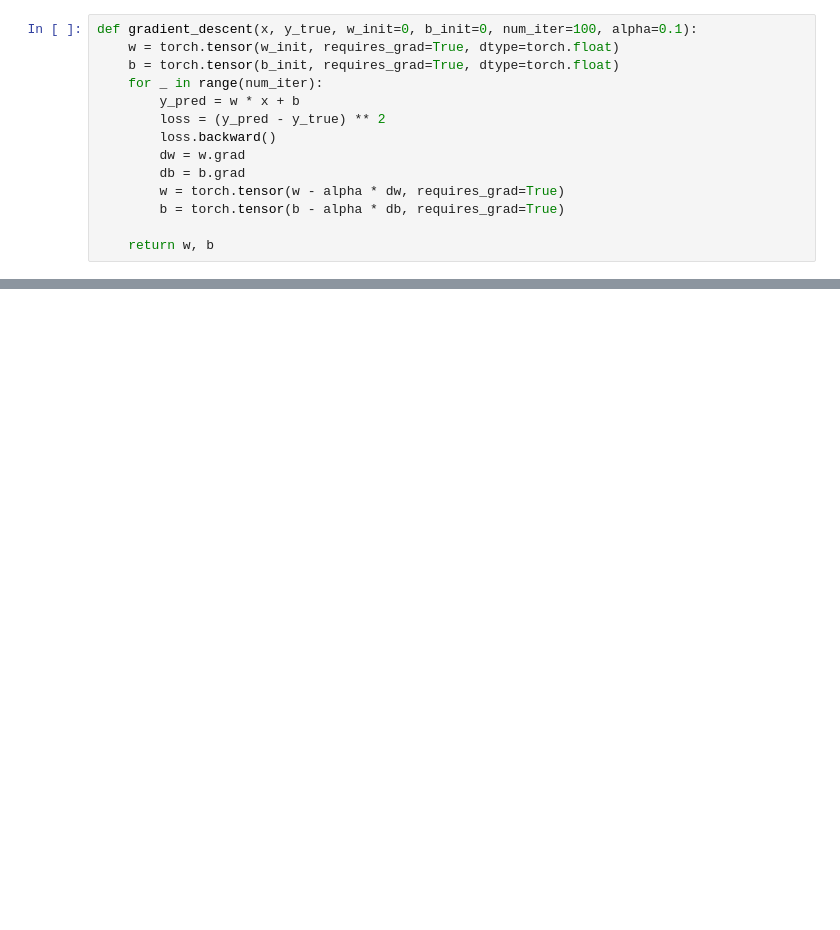
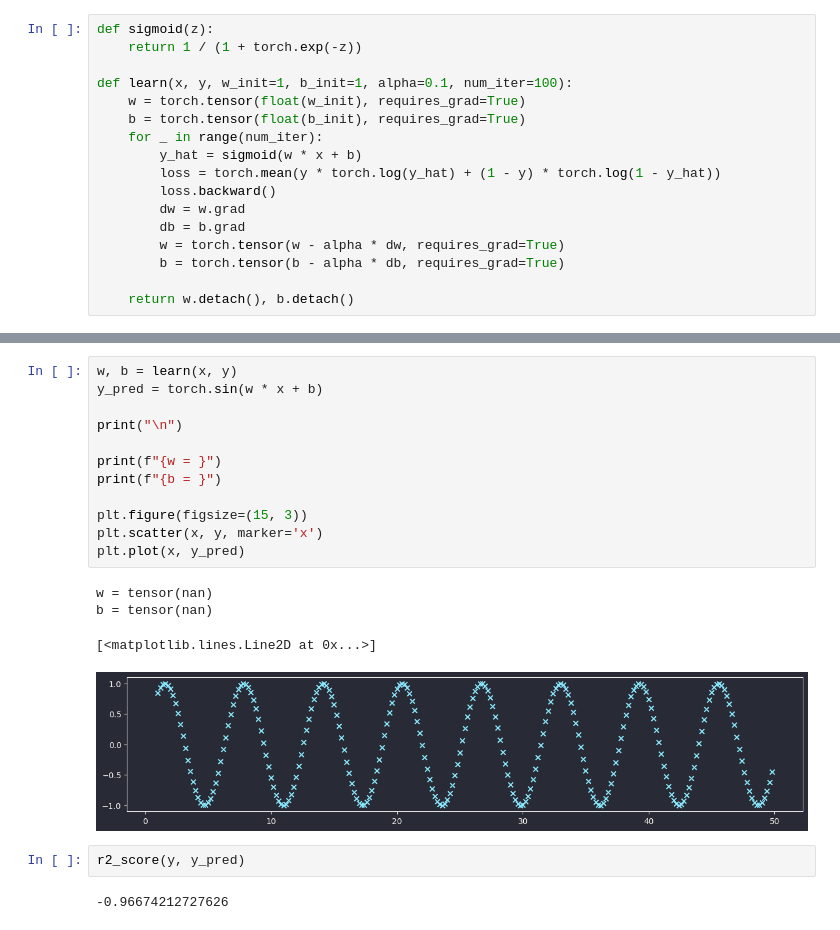
Before and after one commit to RohitMugalya/Learner-s-Garden, a Jupyter notebook: practice notebooks/pytorch practise.ipynb, the cells around one changed output, grey strips where cells are left out. Cells and saved outputs as stored; diff of their text form; blank space fills up the shorter version.

```diff
--- a/practice notebooks/pytorch practise.ipynb
+++ b/practice notebooks/pytorch practise.ipynb
@@ -9,15 +11,18 @@ import seaborn as sns
 plt.style.use("../mpl styles/dracula.mplstyle")
 # %%
-def gradient_descent(x, y_true, w_init=0, b_init=0, num_iter=100, alpha=0.1):
-    w = torch.tensor(w_init, requires_grad=True, dtype=torch.float)
-    b = torch.tensor(b_init, requires_grad=True, dtype=torch.float)
+def sigmoid(z):
+    return 1 / (1 + torch.exp(-z))
+
+def learn(x, y, w_init=1, b_init=1, alpha=0.1, num_iter=100):
+    w = torch.tensor(float(w_init), requires_grad=True)
+    b = torch.tensor(float(b_init), requires_grad=True)
     for _ in range(num_iter):
-        y_pred = w * x + b
-        loss = (y_pred - y_true) ** 2
+        y_hat = sigmoid(w * x + b)
+        loss = torch.mean(y * torch.log(y_hat) + (1 - y) * torch.log(1 - y_hat))
         loss.backward()
         dw = w.grad
         db = b.grad
         w = torch.tensor(w - alpha * dw, requires_grad=True)
         b = torch.tensor(b - alpha * db, requires_grad=True)
 
-    return w, b
+    return w.detach(), b.detach()
@@ -44,0 +38,21 @@ $\displaystyle 2 b + 2 w x - 12$
+# %%
+w, b = learn(x, y)
+y_pred = torch.sin(w * x + b)
+
+print("\n")
+
+print(f"{w = }")
+print(f"{b = }")
+
+plt.figure(figsize=(15, 3))
+plt.scatter(x, y, marker='x')
+plt.plot(x, y_pred)
+# %% [output]
+w = tensor(nan)
+b = tensor(nan)
+[<matplotlib.lines.Line2D at 0x...>]
+[figure, added]
+# %%
+r2_score(y, y_pred)
+# %% [output]
+-0.96674212727626
```
Also changed, not shown: parts of 4 cells of this notebook.
